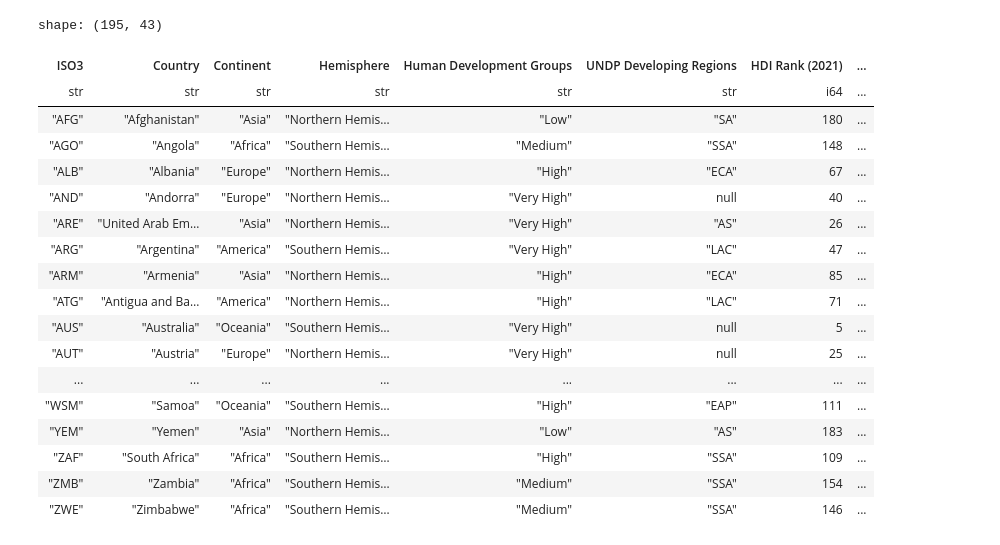
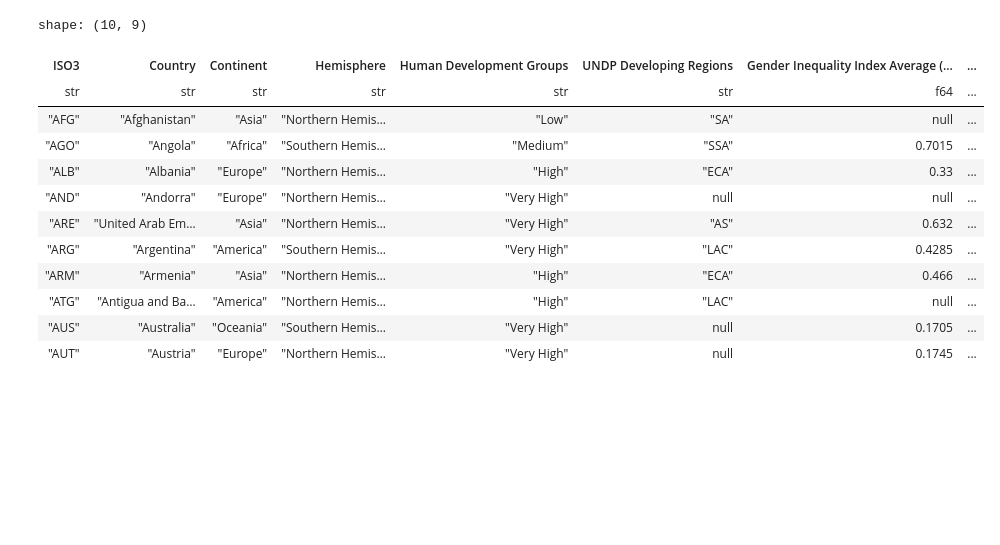
Before and after one commit to anelaherandez/Project3_team6, a Jupyter notebook: Project3.ipynb, the cells around one changed output. Drawn from its saved outputs; the diff is of its cells as text; code cells hidden in the pictures; blank space fills up the shorter version.

```diff
--- a/Project3.ipynb
+++ b/Project3.ipynb
@@ -252,28 +197,28 @@ shape: (195, 1)
 # %%
 
 Decade_Index=GenderInequal_df.with_columns(
     pl.Series(name='Gender Inequality Index Average (1990-1999)', values=geindex90_mean),
     pl.Series(name='Gender Inequality Index Average (2000-2010)', values=geindex00_mean),
     pl.Series(name='Gender Inequality Index Average (2011-2021)', values=geindex21_mean)
 )
-Decade_Index
+# Decade_Index
+# Decade_Index.head(10)
+
+Decade_Index.select(['ISO3', 'Country', 'Continent', 'Hemisphere', 'Human Development Groups', 'UNDP Developing Regions',
+                     'Gender Inequality Index Average (1990-1999)',
+                     'Gender Inequality Index Average (2000-2010)',
+                     'Gender Inequality Index Average (2011-2021)']).head(10)
 # %% [output]
-shape: (195, 43)
+shape: (10, 9)
-| ISO3 | Country | Continent | Hemisphere | Human Development Groups | UNDP Developing Regions | HDI Rank (2021) | ... |
-| str | str | str | str | str | str | i64 | ... |
-| "AFG" | "Afghanistan" | "Asia" | "Northern Hemis… | "Low" | "SA" | 180 | ... |
-| "AGO" | "Angola" | "Africa" | "Southern Hemis… | "Medium" | "SSA" | 148 | ... |
-| "ALB" | "Albania" | "Europe" | "Northern Hemis… | "High" | "ECA" | 67 | ... |
-| "AND" | "Andorra" | "Europe" | "Northern Hemis… | "Very High" | null | 40 | ... |
-| "ARE" | "United Arab Em… | "Asia" | "Northern Hemis… | "Very High" | "AS" | 26 | ... |
-| "ARG" | "Argentina" | "America" | "Southern Hemis… | "Very High" | "LAC" | 47 | ... |
-| "ARM" | "Armenia" | "Asia" | "Northern Hemis… | "High" | "ECA" | 85 | ... |
-| "ATG" | "Antigua and Ba… | "America" | "Northern Hemis… | "High" | "LAC" | 71 | ... |
-| "AUS" | "Australia" | "Oceania" | "Southern Hemis… | "Very High" | null | 5 | ... |
-| "AUT" | "Austria" | "Europe" | "Northern Hemis… | "Very High" | null | 25 | ... |
-| ... | ... | ... | ... | ... | ... | ... | ... |
-| "WSM" | "Samoa" | "Oceania" | "Southern Hemis… | "High" | "EAP" | 111 | ... |
-| "YEM" | "Yemen" | "Asia" | "Northern Hemis… | "Low" | "AS" | 183 | ... |
-| "ZAF" | "South Africa" | "Africa" | "Southern Hemis… | "High" | "SSA" | 109 | ... |
-| "ZMB" | "Zambia" | "Africa" | "Southern Hemis… | "Medium" | "SSA" | 154 | ... |
-| "ZWE" | "Zimbabwe" | "Africa" | "Southern Hemis… | "Medium" | "SSA" | 146 | ... |
+| ISO3 | Country | Continent | Hemisphere | Human Development Groups | UNDP Developing Regions | Gender Inequality Index Average (... | ... |
+| str | str | str | str | str | str | f64 | ... |
+| "AFG" | "Afghanistan" | "Asia" | "Northern Hemis… | "Low" | "SA" | null | ... |
+| "AGO" | "Angola" | "Africa" | "Southern Hemis… | "Medium" | "SSA" | 0.7015 | ... |
+| "ALB" | "Albania" | "Europe" | "Northern Hemis… | "High" | "ECA" | 0.33 | ... |
+| "AND" | "Andorra" | "Europe" | "Northern Hemis… | "Very High" | null | null | ... |
+| "ARE" | "United Arab Em… | "Asia" | "Northern Hemis… | "Very High" | "AS" | 0.632 | ... |
+| "ARG" | "Argentina" | "America" | "Southern Hemis… | "Very High" | "LAC" | 0.4285 | ... |
+| "ARM" | "Armenia" | "Asia" | "Northern Hemis… | "High" | "ECA" | 0.466 | ... |
+| "ATG" | "Antigua and Ba… | "America" | "Northern Hemis… | "High" | "LAC" | null | ... |
+| "AUS" | "Australia" | "Oceania" | "Southern Hemis… | "Very High" | null | 0.1705 | ... |
+| "AUT" | "Austria" | "Europe" | "Northern Hemis… | "Very High" | null | 0.1745 | ... |
```
Also changed, not shown: parts of 11 cells of this notebook, 1 other file.
